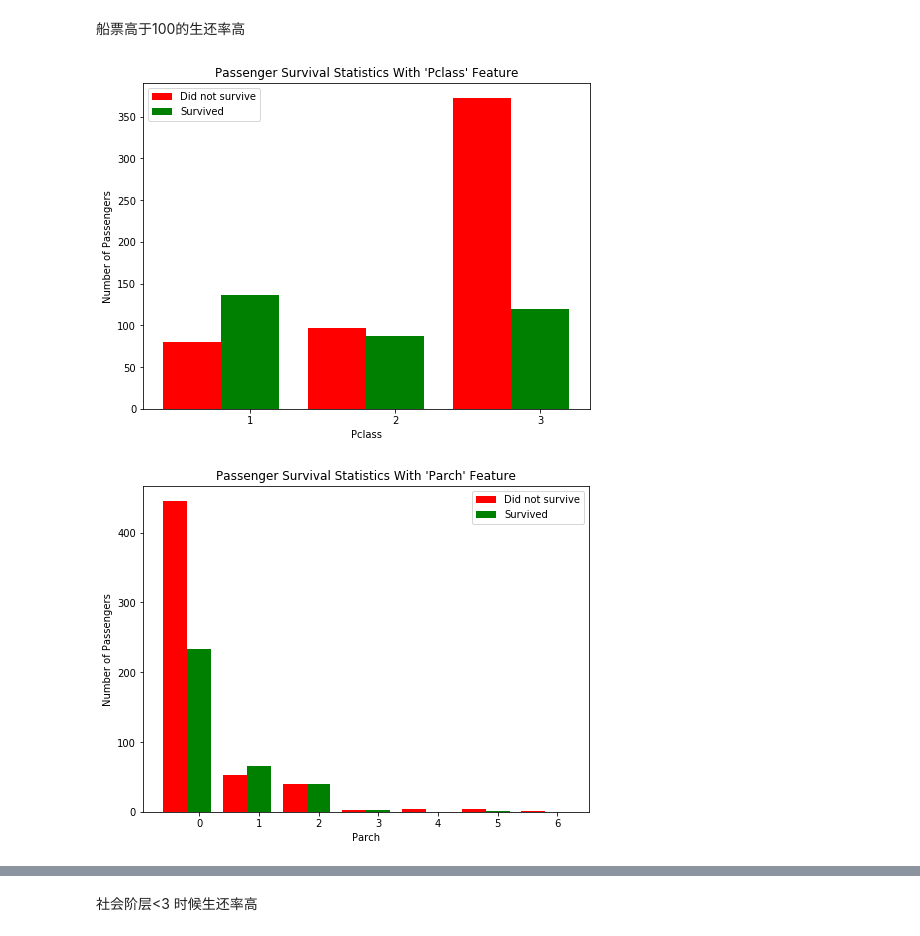
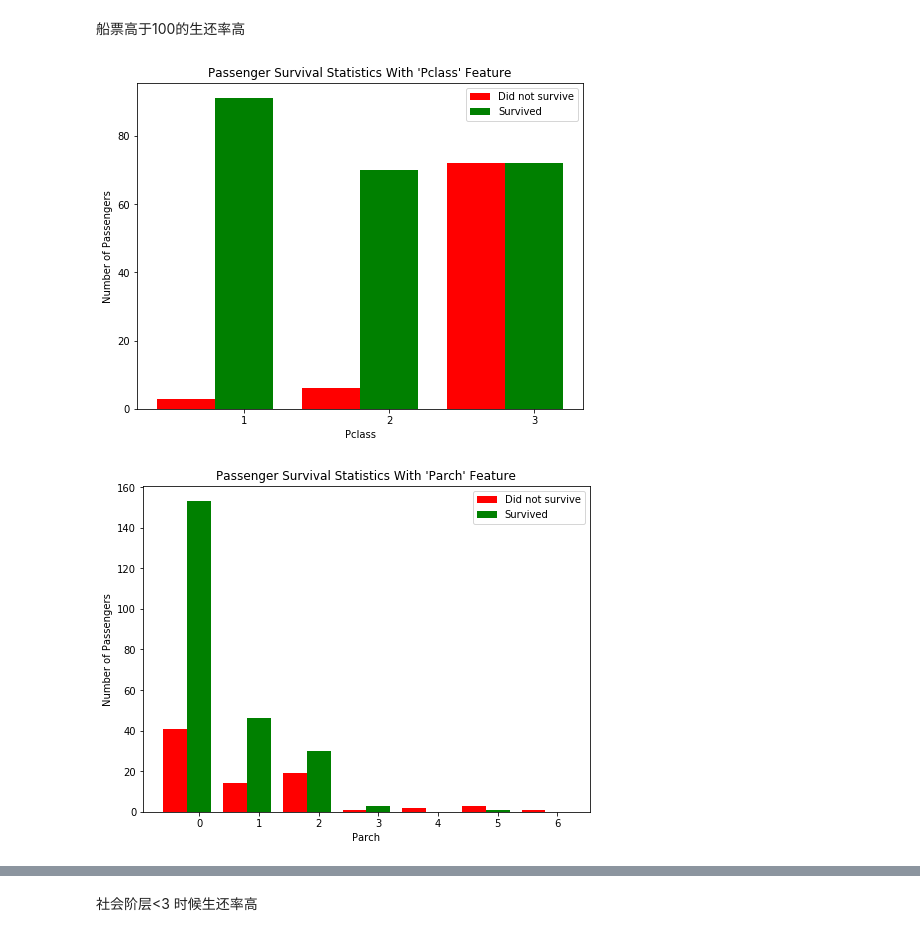
Before and after one commit to zjplus/titanic_survival_exploration, a Jupyter notebook: titanic_survival_exploration.ipynb, the cells around one changed output, grey strips where cells are left out. Drawn from its saved outputs; the diff is of its cells as text; code cells hidden in the pictures.

```diff
--- a/titanic_survival_exploration.ipynb
+++ b/titanic_survival_exploration.ipynb
@@ -242,11 +242,11 @@ survival_stats(data, outcomes, "Fare")
 # %% [markdown]
 船票高于100的生还率高
 # %%
-survival_stats(data, outcomes, "Pclass")
+survival_stats(data, outcomes, "Pclass",["Sex == female"])
 # %% [output]
-[figure, old version]
+[figure, new version]
 # %%
-survival_stats(data, outcomes, "Pclass",["Parch])
+survival_stats(data, outcomes, "Parch",["Sex == female"])
 # %% [output]
-[figure, old version]
+[figure, new version]
 # %%
```
Also changed, not shown: parts of 8 cells of this notebook, 1 other file.
